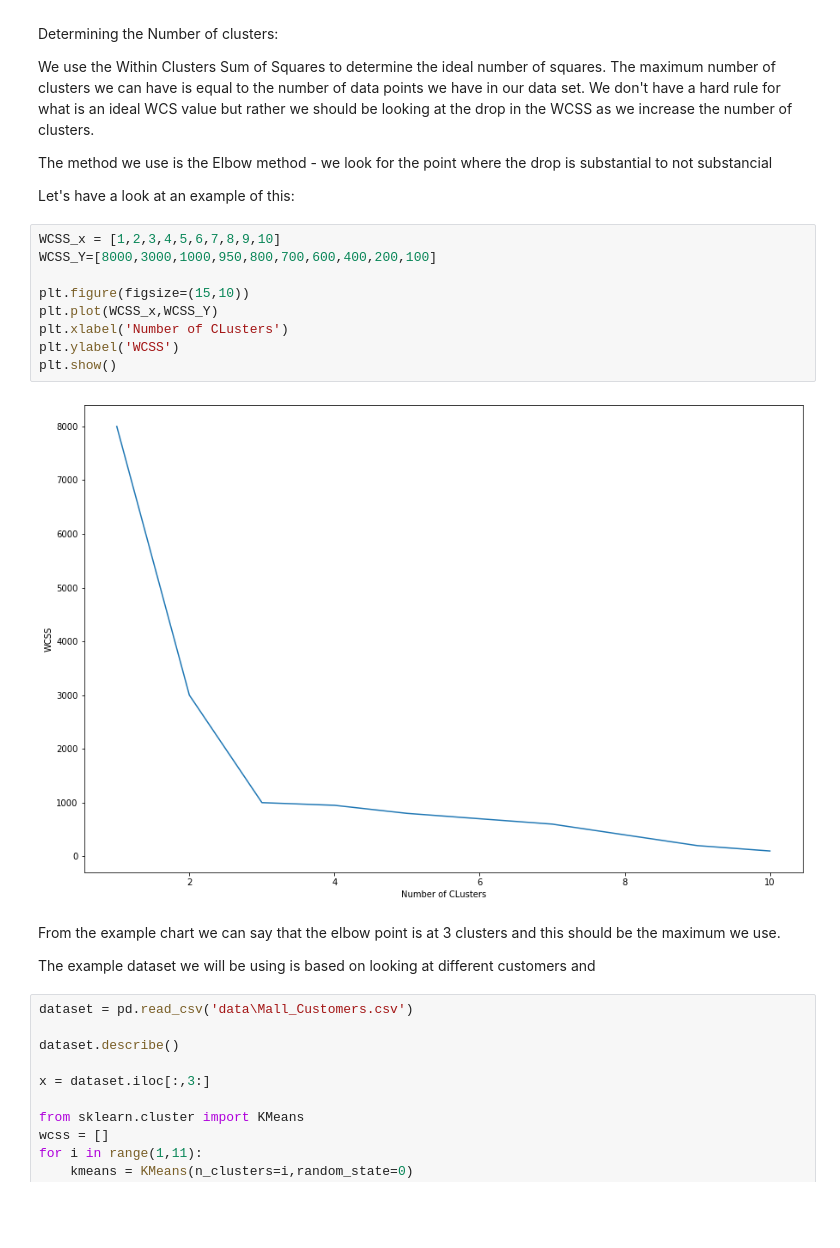
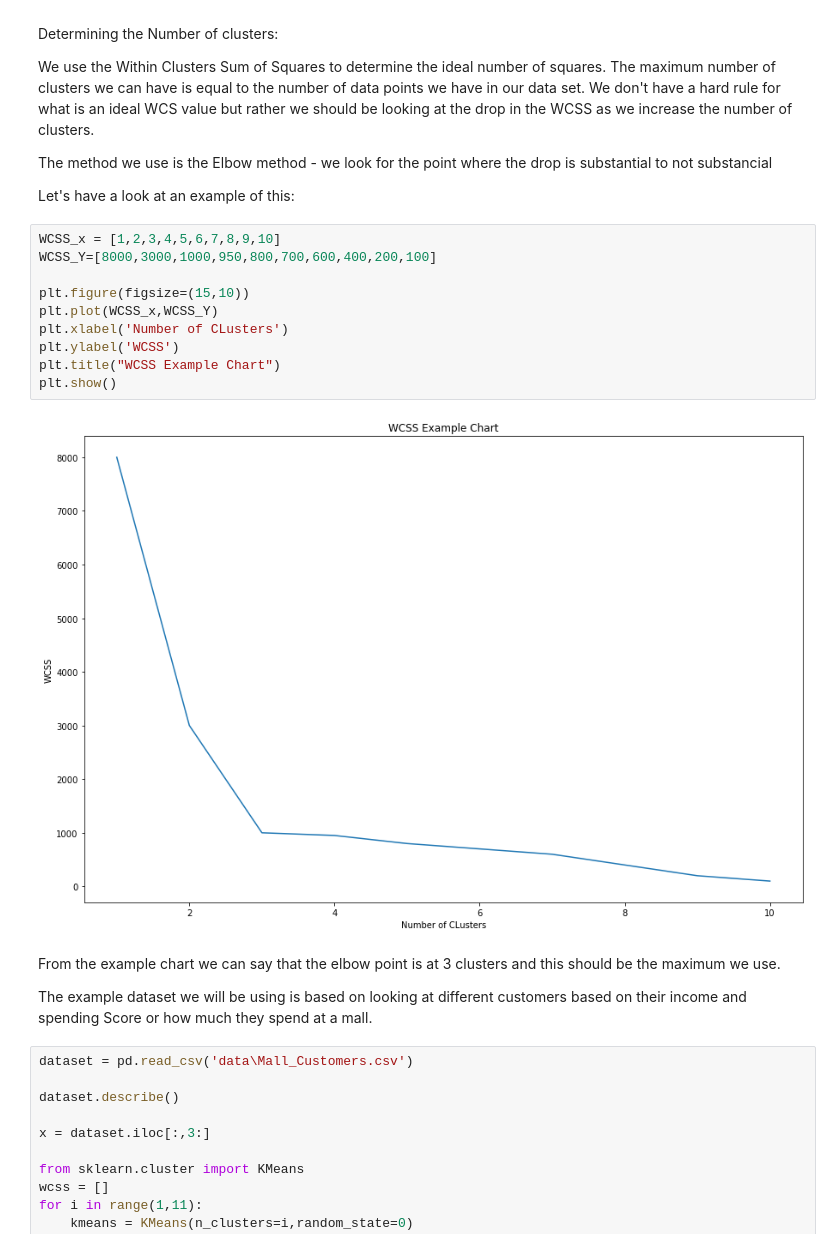
Before and after one commit to Poissonza/Python-Tutorial-Notes, a Jupyter notebook: 2_2 SkLearning Machine Learning.ipynb, the cells around one changed output. Saved outputs shown, nothing was run; the diff lists cells and outputs as text; blank space fills up the shorter version.

```diff
--- a/2_2 SkLearning Machine Learning.ipynb
+++ b/2_2 SkLearning Machine Learning.ipynb
@@ -152,18 +152,19 @@ Let's have a look at an example of this:
 # %%
 WCSS_x = [1,2,3,4,5,6,7,8,9,10]
 WCSS_Y=[8000,3000,1000,950,800,700,600,400,200,100]
 
 plt.figure(figsize=(15,10))
 plt.plot(WCSS_x,WCSS_Y)
 plt.xlabel('Number of CLusters')
 plt.ylabel('WCSS')
+plt.title("WCSS Example Chart")
 plt.show()
 # %% [output]
-[figure, old version]
+[figure, new version]
 # %% [markdown]
 From the example chart we can say that the elbow point is at 3 clusters and this should be the maximum we use.
 
-The example dataset we will be using is based on looking at different customers and
+The example dataset we will be using is based on looking at different customers based on their income and spending Score or how much they spend at a mall.
 # %%
 dataset = pd.read_csv('data\Mall_Customers.csv')
 
```
Also changed, not shown: parts of 12 cells of this notebook, 3 other files.
